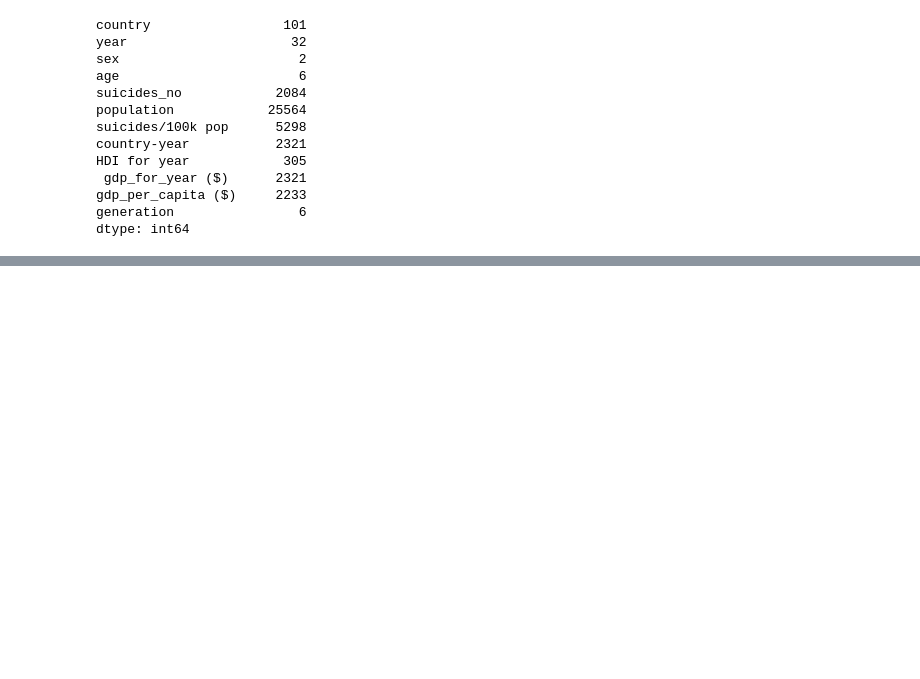
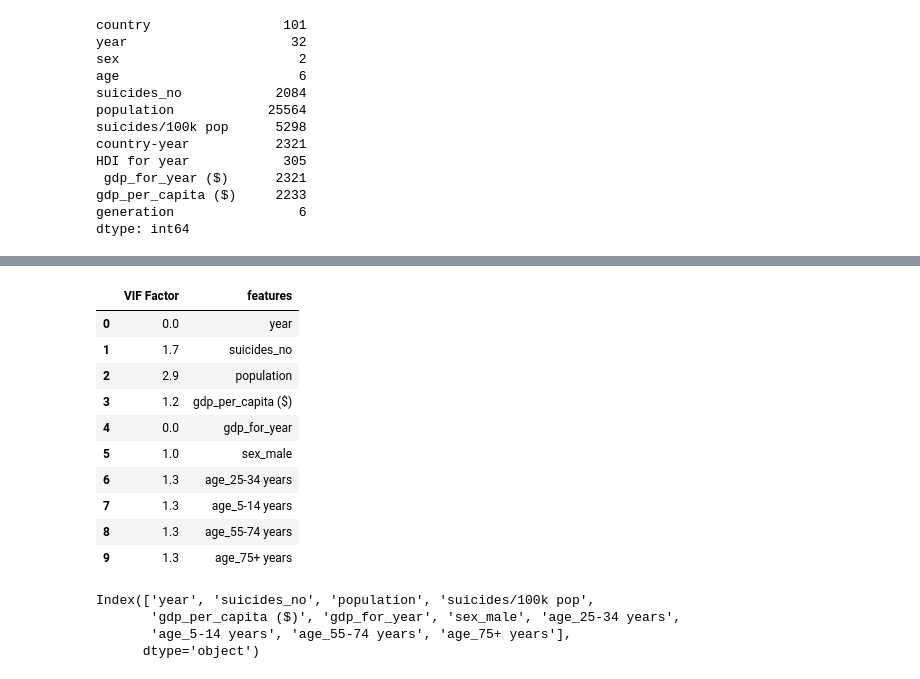
Before and after one commit to venusqiu/ALY6110-SuicideRatesAnalysis, a Jupyter notebook: ALY6110_SuicideRatesAnalysis.ipynb, the cells around one changed output, grey strips where cells are left out. Saved outputs shown, nothing was run; the diff lists cells and outputs as text; code cells hidden in the pictures; blank space fills up the shorter version.

```diff
--- a/ALY6110_SuicideRatesAnalysis.ipynb
+++ b/ALY6110_SuicideRatesAnalysis.ipynb
@@ -103,0 +187,6 @@ dtype: int64
+# %%
+x = df[['year', 'suicides_no', 'population','gdp_per_capita ($)', 'gdp_for_year', 'sex_female',
+       'sex_male', 'age_15-24 years', 'age_25-34 years', 'age_35-54 years','age_5-14 years', 'age_55-74 years',
+        'age_75+ years','generation_Boomers', 'generation_G.I. Generation','generation_Generation X',
+        'generation_Generation Z','generation_Millenials', 'generation_Silent']]
+y = df['suicides/100k pop']
@@ -103,0 +198,18 @@ dtype: int64
+# %%
+vif = pd.DataFrame()
+vif["VIF Factor"] = [variance_inflation_factor(x.values, i) for i in range(x.shape[1])]
+vif["features"] = x.columns
+# %%
+vif.round(1)
+# %% [output]
+|  | VIF Factor | features |
+| 0 | 0.0 | year |
+| 1 | 1.7 | suicides_no |
+| 2 | 2.9 | population |
+| 3 | 1.2 | gdp_per_capita ($) |
+| 4 | 0.0 | gdp_for_year |
+| 5 | 1.0 | sex_male |
+| 6 | 1.3 | age_25-34 years |
+| 7 | 1.3 | age_5-14 years |
+| 8 | 1.3 | age_55-74 years |
+| 9 | 1.3 | age_75+ years |
@@ -103,0 +220,7 @@ dtype: int64
+# %%
+df2.columns
+# %% [output]
+Index(['year', 'suicides_no', 'population', 'suicides/100k pop',
+       'gdp_per_capita ($)', 'gdp_for_year', 'sex_male', 'age_25-34 years',
+       'age_5-14 years', 'age_55-74 years', 'age_75+ years'],
+      dtype='object')
```
Also changed, not shown: parts of 21 cells of this notebook.
